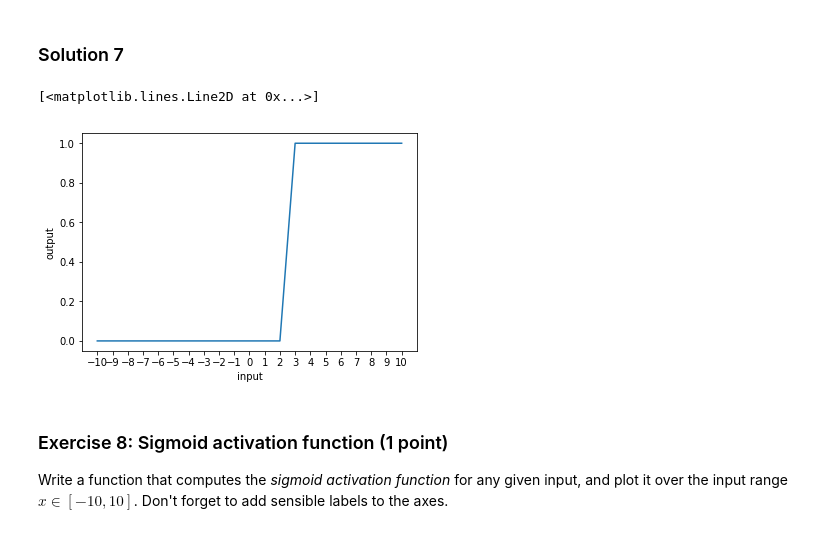
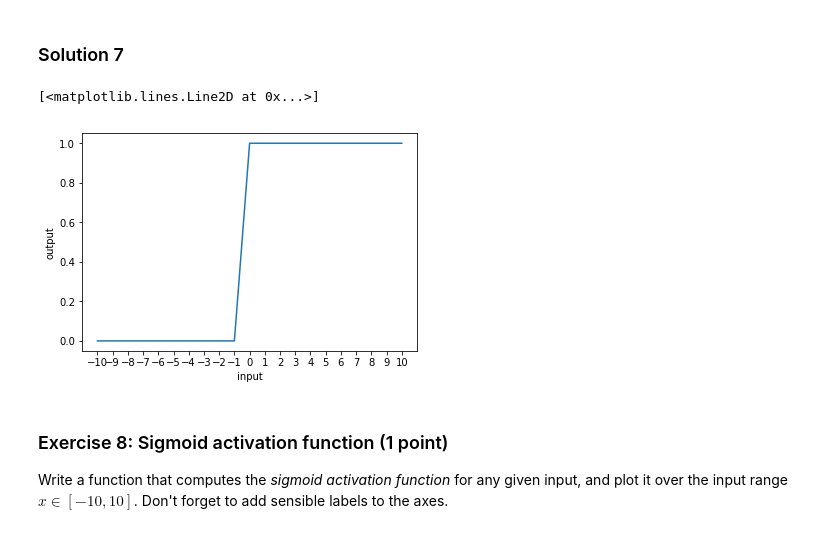
Before and after one commit to Ruaiks/NeuralNetworks, a Jupyter notebook: Chapter_01_introduction.ipynb, the cells around one changed output. Drawn from its saved outputs; the diff is of its cells as text; code cells hidden in the pictures.

```diff
--- a/Chapter_01_introduction.ipynb
+++ b/Chapter_01_introduction.ipynb
@@ -123,16 +125,17 @@ Write a function that computes the *linear activation function* (trivial identit
 # %%
 # Linear activation function:
 
-def lin_act_fun(x):
+def linear_activation_function(x):
     return x
 # Plot activation over given range:
 x = range(-10,11)
 y = []
 for i in x:
-    y.append(lin_act_fun(i))
+    y.append(linear_activation_function(i))
 
 plt.xlabel("input")
 plt.ylabel("output")
 plt.xticks(x)
 plt.plot(x,y)
+plt.show()
 # %% [output]
@@ -145,25 +147,25 @@ Write a function that computes the *linear threshold activation function* (also
 ### Solution 7
 # %%
 # Linear threshold activation function:
-def lin_thresh_fun(x, threshold):
+def linear_threshold_function(x, threshold):
     if (x >= threshold):
         return 1
     else:
         return 0
 
 # Plot activation over given range:
 x = range(-10,11)
 y = []
 for i in x:
-    y.append(lin_thresh_fun(i,3))
+    y.append(linear_threshold_function(i,0))
 
 plt.xlabel("input")
 plt.ylabel("output")
 plt.xticks(x)
 plt.plot(x,y)
 # %% [output]
 [<matplotlib.lines.Line2D at 0x...>]
-[figure, old version]
+[figure, new version]
 # %% [markdown]
 ### Exercise 8: Sigmoid activation function (1 point)
 Write a function that computes the *sigmoid activation function* for any given input, and plot it over the input range $x \in [-10,10]$. Don't forget to add sensible labels to the axes.
```
Also changed, not shown: parts of 9 cells of this notebook.
